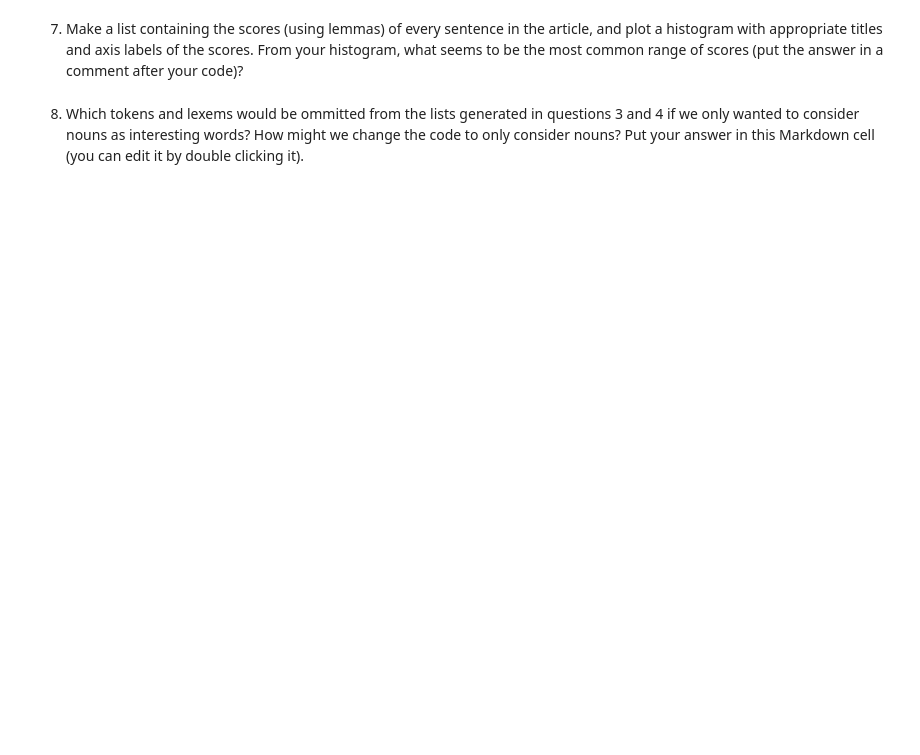
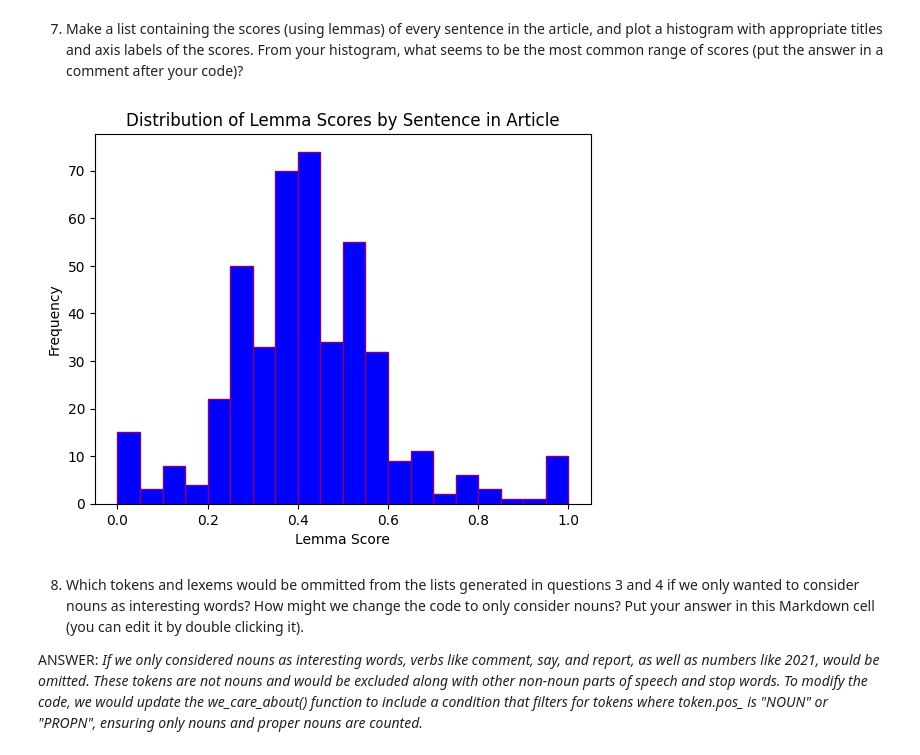
Before and after one commit to dennykami1/web-scraping, a Jupyter notebook: web-scraping.ipynb, the cells around one changed output. Saved outputs shown, nothing was run; the diff lists cells and outputs as text; code cells hidden in the pictures; blank space fills up the shorter version.

```diff
--- a/web-scraping.ipynb
+++ b/web-scraping.ipynb
@@ -156,4 +182,21 @@ The lemma score for the first sentence is: 0.39
 # %% [markdown]
 7. Make a list containing the scores (using lemmas) of every sentence in the article, and plot a histogram with appropriate titles and axis labels of the scores.  From your histogram, what seems to be the most common range of scores (put the answer in a comment after your code)?
+# %%
+# use function score_sentence_by_lemma to get the scores
+scores = [score_sentence_by_lemma(sentence, interesting_lemmas) for sentence in sentences]
+
+# plot histogram of the scores of sentences
+plt.hist(scores, bins=20, edgecolor='purple', color="blue")
+plt.title('Distribution of Lemma Scores by Sentence in Article')
+plt.xlabel('Lemma Score')
+plt.ylabel('Frequency')
+plt.show()
+
+# The highest range of scores is between 0.35 and 0.45.
+# %% [output]
+[figure, added]
 # %% [markdown]
 8. Which tokens and lexems would be ommitted from the lists generated in questions 3 and 4 if we only wanted to consider nouns as interesting words?  How might we change the code to only consider nouns? Put your answer in this Markdown cell (you can edit it by double clicking it).
+
+ANSWER:
+*If we only considered nouns as interesting words, verbs like comment, say, and report, as well as numbers like 2021, would be omitted. These tokens are not nouns and would be excluded along with other non-noun parts of speech and stop words. To modify the code, we would update the we_care_about() function to include a condition that filters for tokens where token.pos_ is "NOUN" or "PROPN", ensuring only nouns and proper nouns are counted.*
```
Also changed, not shown: parts of 1 cell of this notebook, 3 other files.
